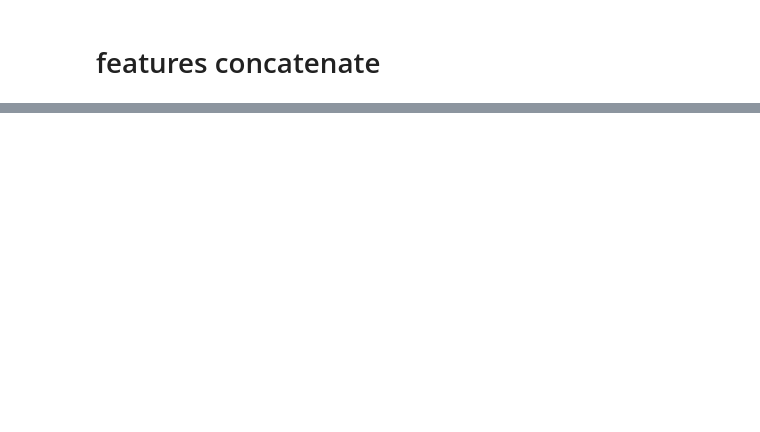
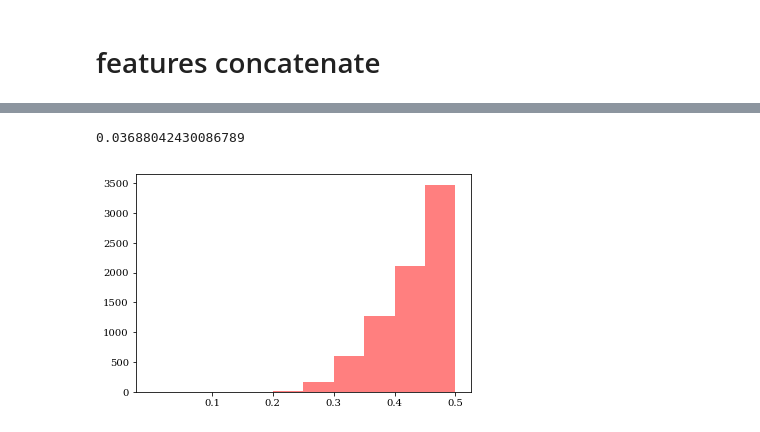
Before and after one commit to Taoorwell/hs, a Jupyter notebook: feature_fusion.ipynb, the cells around one changed output, grey strips where cells are left out. Drawn from its saved outputs; the diff is of its cells as text; code cells hidden in the pictures; blank space fills up the shorter version.

```diff
--- a/feature_fusion.ipynb
+++ b/feature_fusion.ipynb
@@ -450,0 +501,6 @@ write_whole_image_predicts_prob(p, shape=(145, 145))
+# %%
+cof = write_whole_image_predicts_prob1(p, shape=(610, 340))
+print(cof)
+# %% [output]
+0.03688042430086789
+[figure, added]
```
Also changed, not shown: parts of 29 cells of this notebook, 3 other files.
